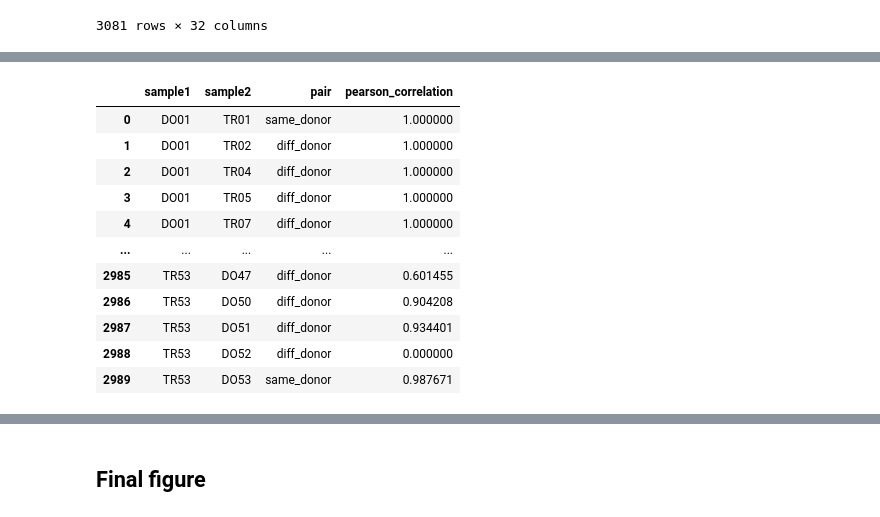
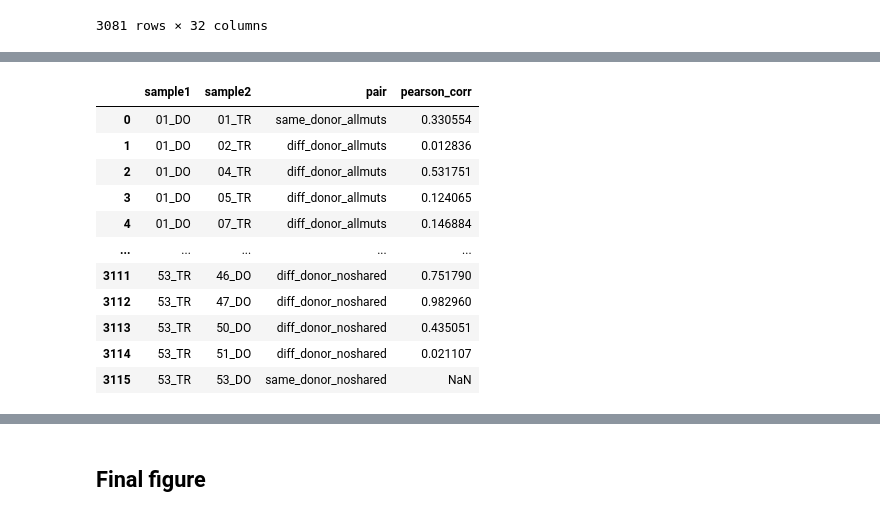
Before and after one commit to bbglab/normal_bladder_paper, a Jupyter notebook: extended/extended6/ExtendedFigure6.ipynb, the cells around one changed output, grey strips where cells are left out. Cells and saved outputs as stored; diff of their text form; code cells hidden in the pictures.

```diff
--- a/extended/extended6/ExtendedFigure6.ipynb
+++ b/extended/extended6/ExtendedFigure6.ipynb
@@ -507,6 +569,9 @@ shared_muts_df_C1
 # %%
-shared_muts_df_C1["pair"] = shared_muts_df_C1.apply(lambda row: annot_pair(row), axis = 1)
-shared_muts_df_C1 = shared_muts_df_C1.loc[shared_muts_df_C1["pair"].isin(["same_donor", "diff_donor"])]
-shared_muts_df_C1
+# annotate if the two samples belong to the same donor
+shared_muts_df_C["pair"] = shared_muts_df_C.apply(lambda row: annot_pair(row), axis = 1)
+
+# keep only comparisons that are dome-trigone (remove dome-dome, trigone-trigone)
+shared_muts_df_C = shared_muts_df_C.loc[shared_muts_df_C["pair"].isin(["same_donor", "diff_donor"])]
+shared_muts_df_C
 # %% [output]
 |  | sample1 | sample1_donorID | sample1_bladder_location | sample2 | sample2_donorID | sample2_bladder_location | ... |
@@ -524,0 +590,6 @@ shared_muts_df_C1
+# %%
+# remove genes for which we are not using omega
+shared_muts_df_C = shared_muts_df_C.loc[~shared_muts_df_C["gene"].isin(["TERTpromoter", "FGFR3", "PIK3CA"])]
+shared_muts_df_C = shared_muts_df_C.loc[~shared_muts_df_C["gene"].isin(["TP53", "FOXQ1", "RB1"]) &
+                                        shared_muts_df_C["impact"] != "truncating"]
+shared_muts_df_C
@@ -525,26 +614,51 @@ shared_muts_df_C1
 # %%
-def calc_pearson(group):
-    x1 = group["dnds_sample1"]
-    y1 = group["dnds_sample2"]
-    res = linregress(x = x1, y = y1)
-    r_squared = res.rvalue**2
-    return r_squared
+# calculate omega's correlation between samples, both w/ and w/o shared mutations
+def calc_pearson(group, col_x, col_y, min_group_size = 1):
+    group = group[[col_x, col_y]].dropna()
+    if group.empty:
+        return np.nan
+    if len(group) < min_group_size:
+        return np.nan
+    x1 = group[col_x]
+    y1 = group[col_y]
+    res = linregress(x=x1, y=y1)
+    return res.rvalue ** 2
 
-corr_miss_df = shared_muts_df_C1.loc[shared_muts_df_C1["impact"] == "missense"].groupby(
-    ["sample1", "sample2", "pair"]).apply(calc_pearson).reset_index(name = 'pearson_correlation')
-corr_trunc_df = shared_muts_df_C1.loc[shared_muts_df_C1["impact"] == "truncating"].groupby(
-    ["sample1", "sample2", "pair"]).apply(calc_pearson).reset_index(name = 'pearson_correlation')
+gp_size = 3 # min number of points to calculate a correlation
+
+# for missense omega
+corr_miss_df = shared_muts_df_C.loc[shared_muts_df_C["impact"] == "missense"].groupby(
+    ["sample1", "sample2", "pair"]
+).apply(lambda group: calc_pearson(group, "dnds_sample1", "dnds_sample2", min_group_size = gp_size)).reset_index(name='pearson_corr')
+corr_miss_df["pair"] = corr_miss_df["pair"] + "_allmuts"
+corr_miss_noshared_df = shared_muts_df_C.loc[shared_muts_df_C["impact"] == "missense"].groupby(
+    ["sample1", "sample2", "pair"]
+).apply(lambda group: calc_pearson(group, "dnds_noshared_sample1", "dnds_noshared_sample2", min_group_size = gp_size)).reset_index(name='pearson_corr')
+corr_miss_noshared_df["pair"] = corr_miss_noshared_df["pair"] + "_noshared"
+corr_miss_df = pd.concat([corr_miss_df, corr_miss_noshared_df]).reset_index(drop = True)
+display(corr_miss_df)
+
+# for truncating omega
+corr_trunc_df = shared_muts_df_C.loc[shared_muts_df_C["impact"] == "truncating"].groupby(
+    ["sample1", "sample2", "pair"]
+).apply(lambda group: calc_pearson(group, "dnds_sample1", "dnds_sample2", min_group_size = gp_size)).reset_index(name='pearson_corr')
+corr_trunc_df["pair"] = corr_trunc_df["pair"] + "_allmuts"
+corr_trunc_noshared_df = shared_muts_df_C.loc[shared_muts_df_C["impact"] == "truncating"].groupby(
+    ["sample1", "sample2", "pair"]
+).apply(lambda group: calc_pearson(group, "dnds_noshared_sample1", "dnds_noshared_sample2", min_group_size = gp_size)).reset_index(name='pearson_corr')
+corr_trunc_noshared_df["pair"] = corr_trunc_noshared_df["pair"] + "_noshared"
+corr_trunc_df = pd.concat([corr_trunc_df, corr_trunc_noshared_df]).reset_index(drop = True)
 corr_trunc_df
 # %% [output]
-|  | sample1 | sample2 | pair | pearson_correlation |
-| 0 | DO01 | TR01 | same_donor | 1.000000 |
-| 1 | DO01 | TR02 | diff_donor | 1.000000 |
-| 2 | DO01 | TR04 | diff_donor | 1.000000 |
-| 3 | DO01 | TR05 | diff_donor | 1.000000 |
-| 4 | DO01 | TR07 | diff_donor | 1.000000 |
+|  | sample1 | sample2 | pair | pearson_corr |
+| 0 | 01_DO | 01_TR | same_donor_allmuts | 0.330554 |
+| 1 | 01_DO | 02_TR | diff_donor_allmuts | 0.012836 |
+| 2 | 01_DO | 04_TR | diff_donor_allmuts | 0.531751 |
+| 3 | 01_DO | 05_TR | diff_donor_allmuts | 0.124065 |
+| 4 | 01_DO | 07_TR | diff_donor_allmuts | 0.146884 |
 | ... | ... | ... | ... | ... |
-| 2985 | TR53 | DO47 | diff_donor | 0.601455 |
-| 2986 | TR53 | DO50 | diff_donor | 0.904208 |
-| 2987 | TR53 | DO51 | diff_donor | 0.934401 |
-| 2988 | TR53 | DO52 | diff_donor | 0.000000 |
-| 2989 | TR53 | DO53 | same_donor | 0.987671 |
+| 3111 | 53_TR | 46_DO | diff_donor_noshared | 0.751790 |
+| 3112 | 53_TR | 47_DO | diff_donor_noshared | 0.982960 |
+| 3113 | 53_TR | 50_DO | diff_donor_noshared | 0.435051 |
+| 3114 | 53_TR | 51_DO | diff_donor_noshared | 0.021107 |
+| 3115 | 53_TR | 53_DO | same_donor_noshared | NaN |
```
Also changed, not shown: parts of 16 cells of this notebook, 9 other files.
